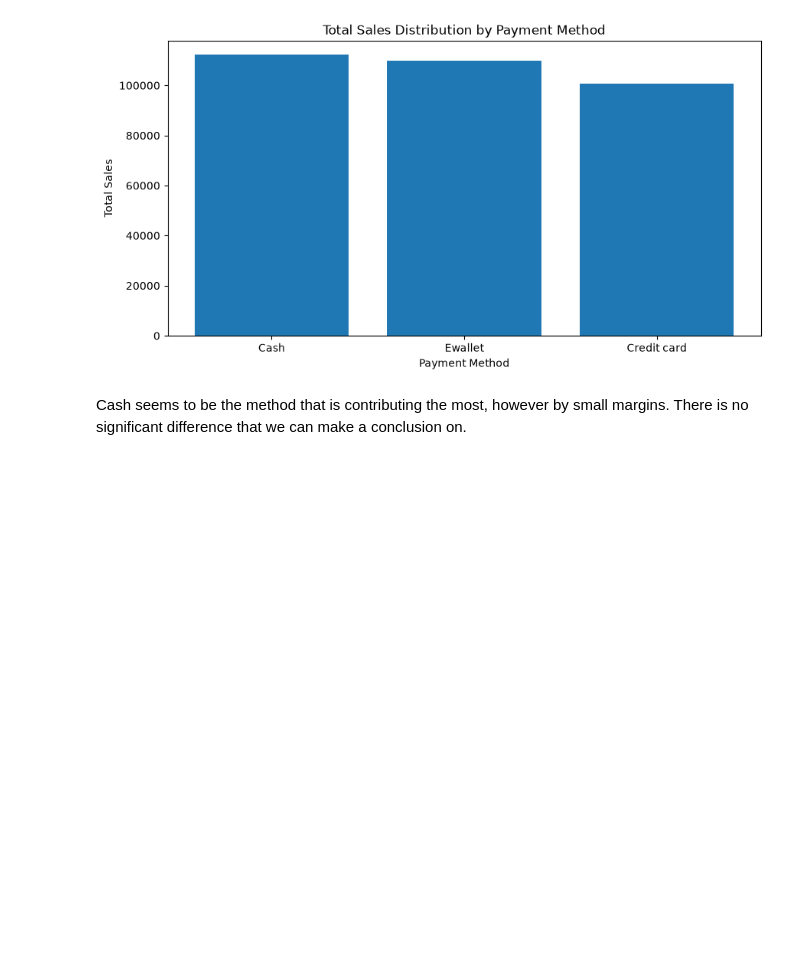
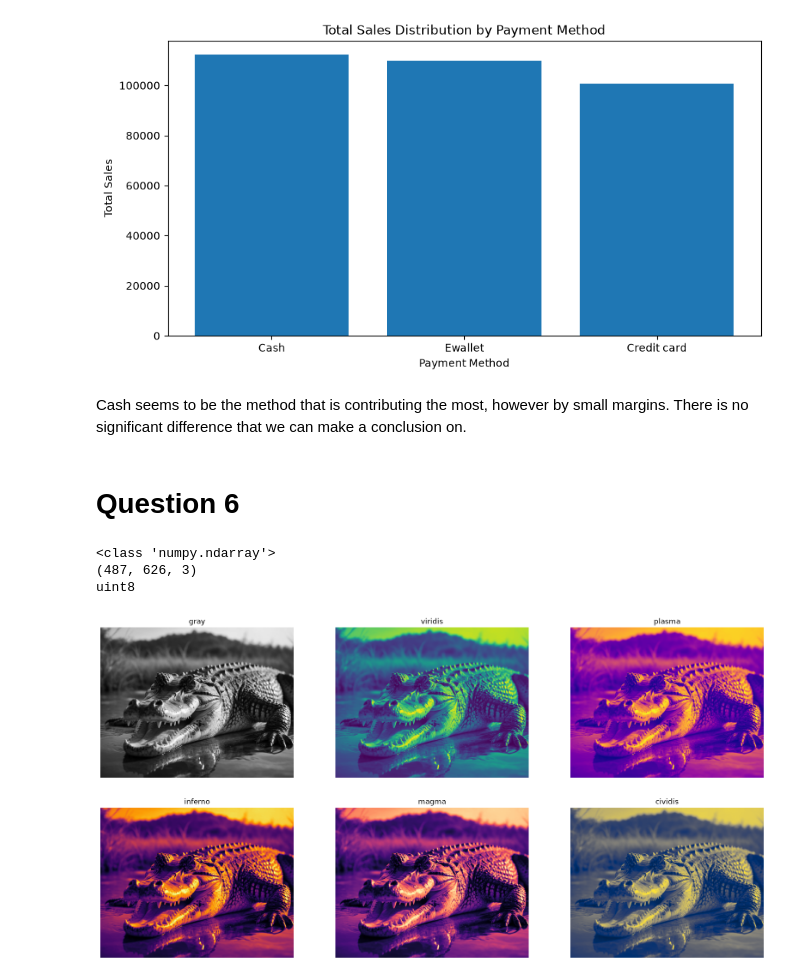
Before and after one commit to Aleksandar-the-OK/data_visuallization, a Jupyter notebook: Assignment_1/assignment_1.ipynb, the cells around one changed output. Drawn from its saved outputs; the diff is of its cells as text; code cells hidden in the pictures; blank space fills up the shorter version.

Commit message:
Question 6 - done

```diff
--- a/Assignment_1/assignment_1.ipynb
+++ b/Assignment_1/assignment_1.ipynb
@@ -236,5 +236,31 @@ Text(0.5, 1.0, 'Total Sales Distribution by Payment Method')
 [figure]
 # %% [markdown]
 Cash seems to be the method that is contributing the most, however by small margins. There is no significant difference that we can make a conclusion on.
+# %% [markdown]
+# Question 6
 # %%
-# Question 5
+image = plt.imread('2.jpg')
+
+image = np.array(image)
+
+print(type(image))
+print(image.shape)
+print(image.dtype)
+# %% [output]
+<class 'numpy.ndarray'>
+(487, 626, 3)
+uint8
+# %%
+cmaps = ['gray', 'viridis', 'plasma',
+         'inferno', 'magma', 'cividis']
+
+gray_image = np.dot(image[..., :3], [0.2989, 0.5870, 0.1140])
+
+fig4, ax4 = plt.subplots(2,3, figsize=(20, 10))
+
+for ax, cmap in zip(ax4.flat, cmaps):
+    ax.imshow(gray_image, cmap=cmap)
+    ax.set_title(cmap)
+    ax.axis('off')
+# %% [output]
+[figure, added]
```
Also changed, not shown: parts of 2 cells of this notebook.
